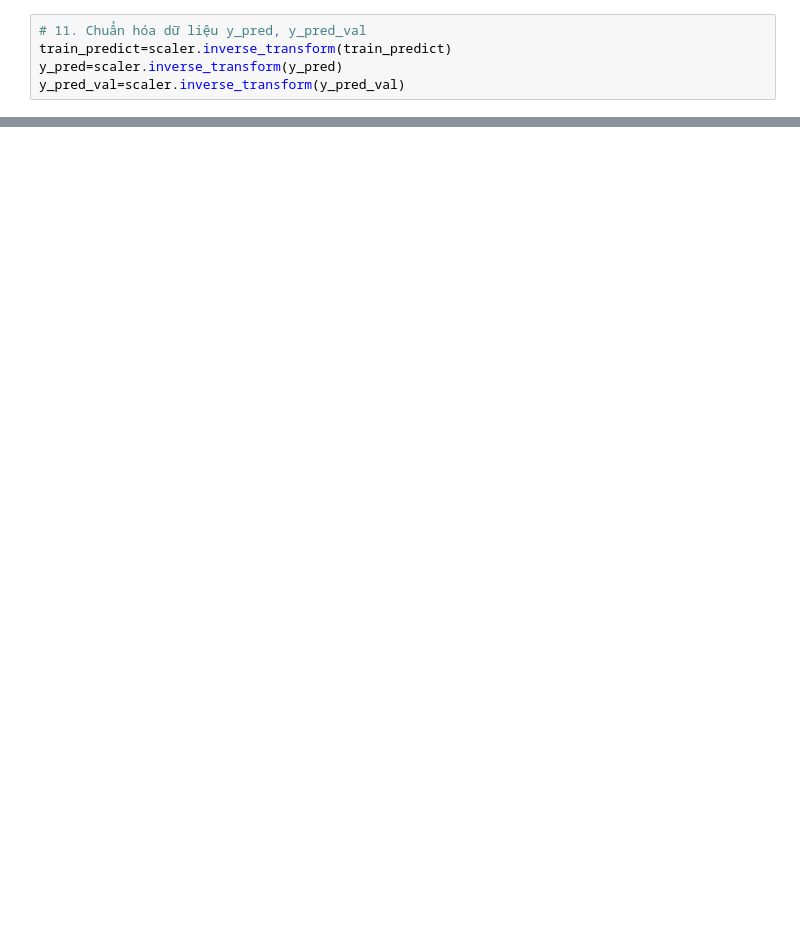
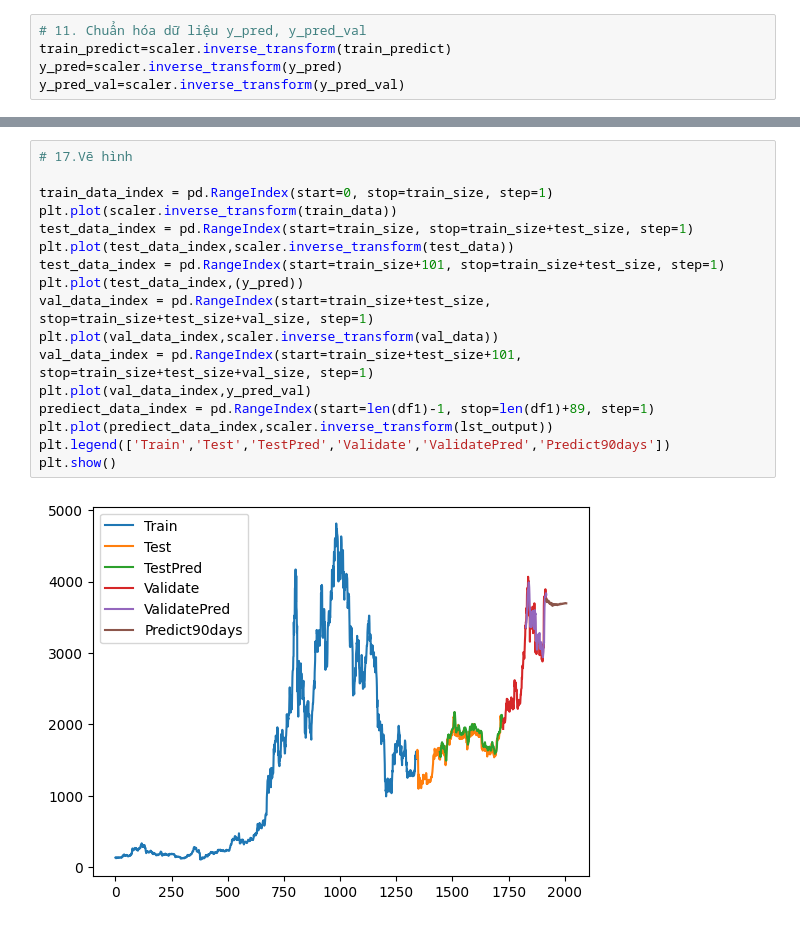
Before and after one commit to nonggfiii/IS403.O21.HTCL-Team-12, a Jupyter notebook: ETH/RNN/721/IS403_721_RNN_Adam.ipynb, the cells around one changed output, grey strips where cells are left out. Cells and saved outputs as stored; diff of their text form; blank space fills up the shorter version.

```diff
--- a/ETH/RNN/721/IS403_721_RNN_Adam.ipynb
+++ b/ETH/RNN/721/IS403_721_RNN_Adam.ipynb
@@ -207,0 +378,19 @@ plt.show()
+# %%
+# 17.Vẽ hình
+
+train_data_index = pd.RangeIndex(start=0, stop=train_size, step=1)
+plt.plot(scaler.inverse_transform(train_data))
+test_data_index = pd.RangeIndex(start=train_size, stop=train_size+test_size, step=1)
+plt.plot(test_data_index,scaler.inverse_transform(test_data))
+test_data_index = pd.RangeIndex(start=train_size+101, stop=train_size+test_size, step=1)
+plt.plot(test_data_index,(y_pred))
+val_data_index = pd.RangeIndex(start=train_size+test_size, stop=train_size+test_size+val_size, step=1)
+plt.plot(val_data_index,scaler.inverse_transform(val_data))
+val_data_index = pd.RangeIndex(start=train_size+test_size+101, stop=train_size+test_size+val_size, step=1)
+plt.plot(val_data_index,y_pred_val)
+prediect_data_index = pd.RangeIndex(start=len(df1)-1, stop=len(df1)+89, step=1)
+plt.plot(prediect_data_index,scaler.inverse_transform(lst_output))
+plt.legend(['Train','Test','TestPred','Validate','ValidatePred','Predict90days'])
+plt.show()
+# %% [output]
+[figure, added]
```
Also changed, not shown: parts of 14 cells of this notebook, 10 other files.
